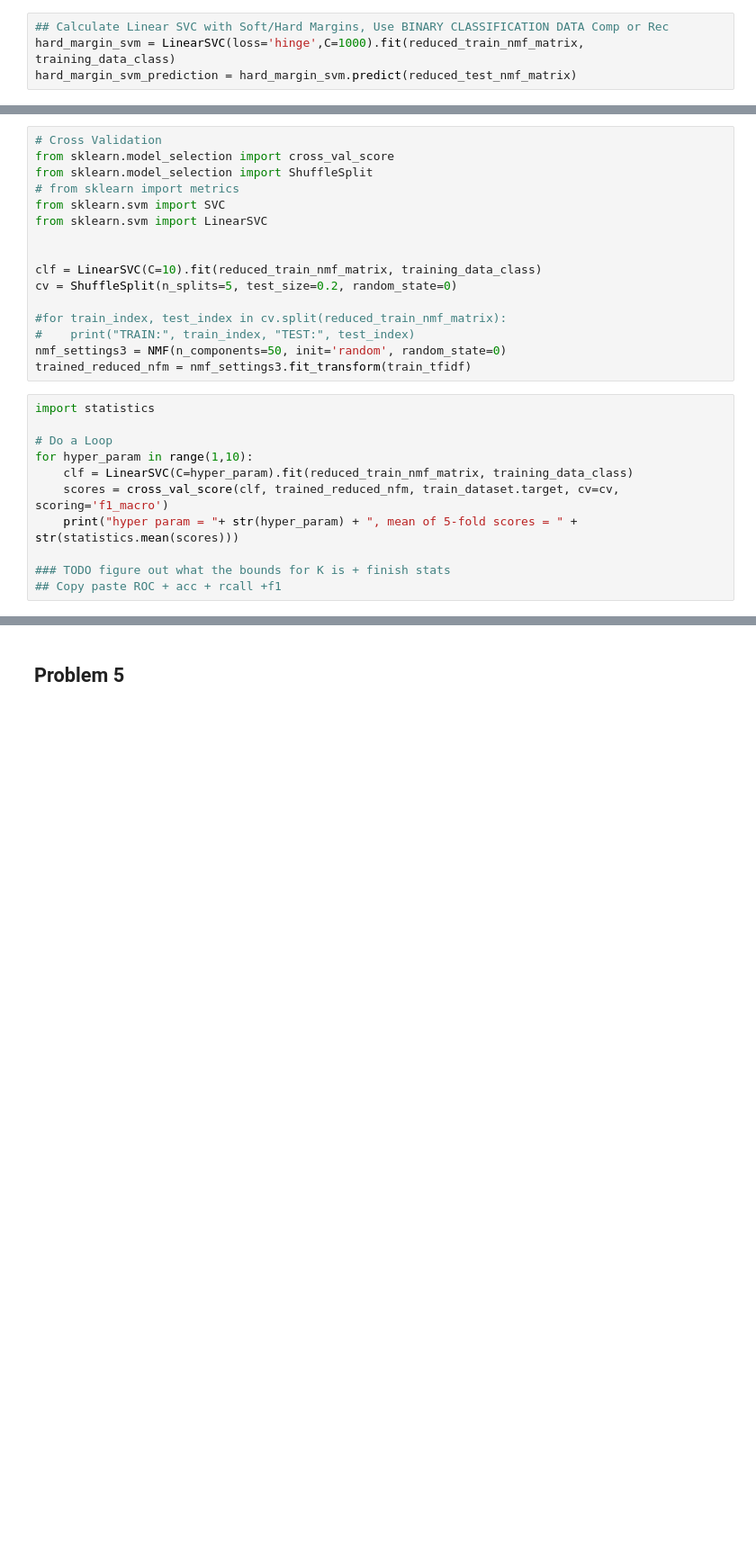
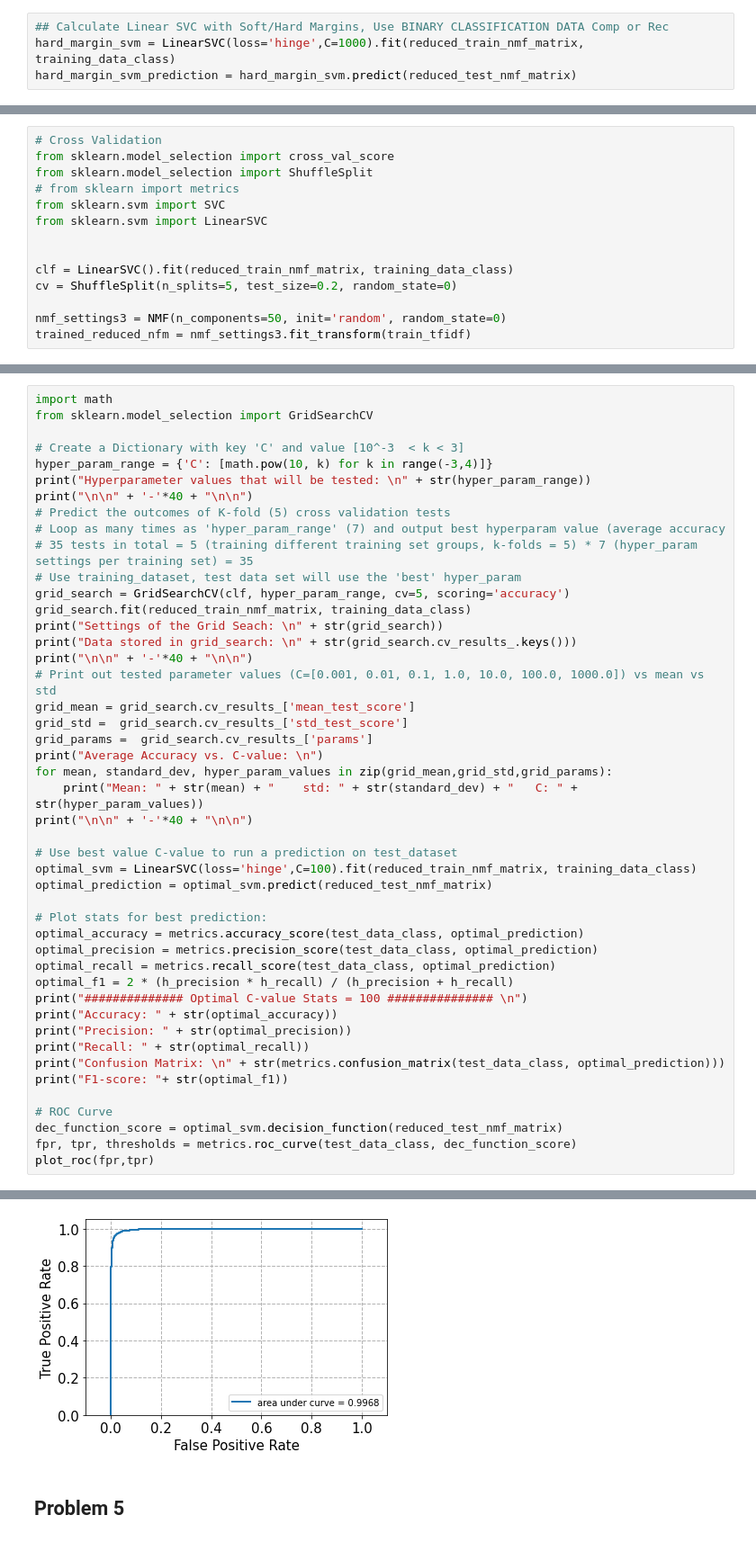
Before and after one commit to ryanch1/ucla-ecengr219, a Jupyter notebook: ECENGR219-Project1.ipynb, the cells around one changed output, grey strips where cells are left out. Shown: that part at 90% size. Cells and saved outputs as stored; diff of their text form; blank space fills up the shorter version.

```diff
--- a/ECENGR219-Project1.ipynb
+++ b/ECENGR219-Project1.ipynb
@@ -536,21 +534,8 @@ from sklearn.svm import SVC
 from sklearn.svm import LinearSVC
 
 
-clf = LinearSVC(C=10).fit(reduced_train_nmf_matrix, training_data_class)
+clf = LinearSVC().fit(reduced_train_nmf_matrix, training_data_class)
 cv = ShuffleSplit(n_splits=5, test_size=0.2, random_state=0)
 
-#for train_index, test_index in cv.split(reduced_train_nmf_matrix):
-#    print("TRAIN:", train_index, "TEST:", test_index)
 nmf_settings3 = NMF(n_components=50, init='random', random_state=0)
 trained_reduced_nfm = nmf_settings3.fit_transform(train_tfidf)
-# %%
-import statistics
-
-# Do a Loop
-for hyper_param in range(1,10):
-    clf = LinearSVC(C=hyper_param).fit(reduced_train_nmf_matrix, training_data_class)
-    scores = cross_val_score(clf, trained_reduced_nfm, train_dataset.target, cv=cv, scoring='f1_macro')
-    print("hyper param = "+ str(hyper_param) + ", mean of 5-fold scores = " + str(statistics.mean(scores)))
-
-### TODO figure out what the bounds for K is + finish stats
-## Copy paste ROC + acc + rcall +f1
@@ -566,0 +542,47 @@ hyper param = 9, mean of 5-fold scores = 0.8261724513870684
+# %%
+import math
+from sklearn.model_selection import GridSearchCV
+
+# Create a Dictionary with key 'C' and value [10^-3  < k < 3]
+hyper_param_range = {'C': [math.pow(10, k) for k in range(-3,4)]}
+print("Hyperparameter values that will be tested: \n" + str(hyper_param_range))
+print("\n\n" + '-'*40 + "\n\n")
+# Predict the outcomes of K-fold (5) cross validation tests
+# Loop as many times as 'hyper_param_range' (7) and output best hyperparam value (average accuracy
+# 35 tests in total = 5 (training different training set groups, k-folds = 5) * 7 (hyper_param settings per training set) = 35
+# Use training_dataset, test data set will use the 'best' hyper_param
+grid_search = GridSearchCV(clf, hyper_param_range, cv=5, scoring='accuracy')
+grid_search.fit(reduced_train_nmf_matrix, training_data_class)
+print("Settings of the Grid Seach: \n" + str(grid_search))
+print("Data stored in grid_search: \n" + str(grid_search.cv_results_.keys()))
+print("\n\n" + '-'*40 + "\n\n")
+# Print out tested parameter values (C=[0.001, 0.01, 0.1, 1.0, 10.0, 100.0, 1000.0]) vs mean vs std
+grid_mean = grid_search.cv_results_['mean_test_score']
+grid_std =  grid_search.cv_results_['std_test_score']
+grid_params =  grid_search.cv_results_['params']
+print("Average Accuracy vs. C-value: \n")
+for mean, standard_dev, hyper_param_values in zip(grid_mean,grid_std,grid_params):
+    print("Mean: " + str(mean) + "    std: " + str(standard_dev) + "   C: " + str(hyper_param_values))
+print("\n\n" + '-'*40 + "\n\n")
+
+# Use best value C-value to run a prediction on test_dataset
+optimal_svm = LinearSVC(loss='hinge',C=100).fit(reduced_train_nmf_matrix, training_data_class)
+optimal_prediction = optimal_svm.predict(reduced_test_nmf_matrix)
+
+# Plot stats for best prediction:
+optimal_accuracy = metrics.accuracy_score(test_data_class, optimal_prediction)
+optimal_precision = metrics.precision_score(test_data_class, optimal_prediction)
+optimal_recall = metrics.recall_score(test_data_class, optimal_prediction)
+optimal_f1 = 2 * (h_precision * h_recall) / (h_precision + h_recall)
+print("############## Optimal C-value Stats = 100 ############### \n")
+print("Accuracy: " + str(optimal_accuracy))
+print("Precision: " + str(optimal_precision))
+print("Recall: " + str(optimal_recall))
+print("Confusion Matrix: \n" + str(metrics.confusion_matrix(test_data_class, optimal_prediction)))
+print("F1-score: "+ str(optimal_f1))
+
+# ROC Curve
+dec_function_score = optimal_svm.decision_function(reduced_test_nmf_matrix)
+fpr, tpr, thresholds = metrics.roc_curve(test_data_class, dec_function_score)
+plot_roc(fpr,tpr)
+# %% [output]
@@ -567,2 +611,3 @@ hyper param = 9, mean of 5-fold scores = 0.8261724513870684
+[figure, added]
 # %% [markdown]
 ## Problem 5
```
Also changed, not shown: parts of 5 cells of this notebook, 6 other files.
